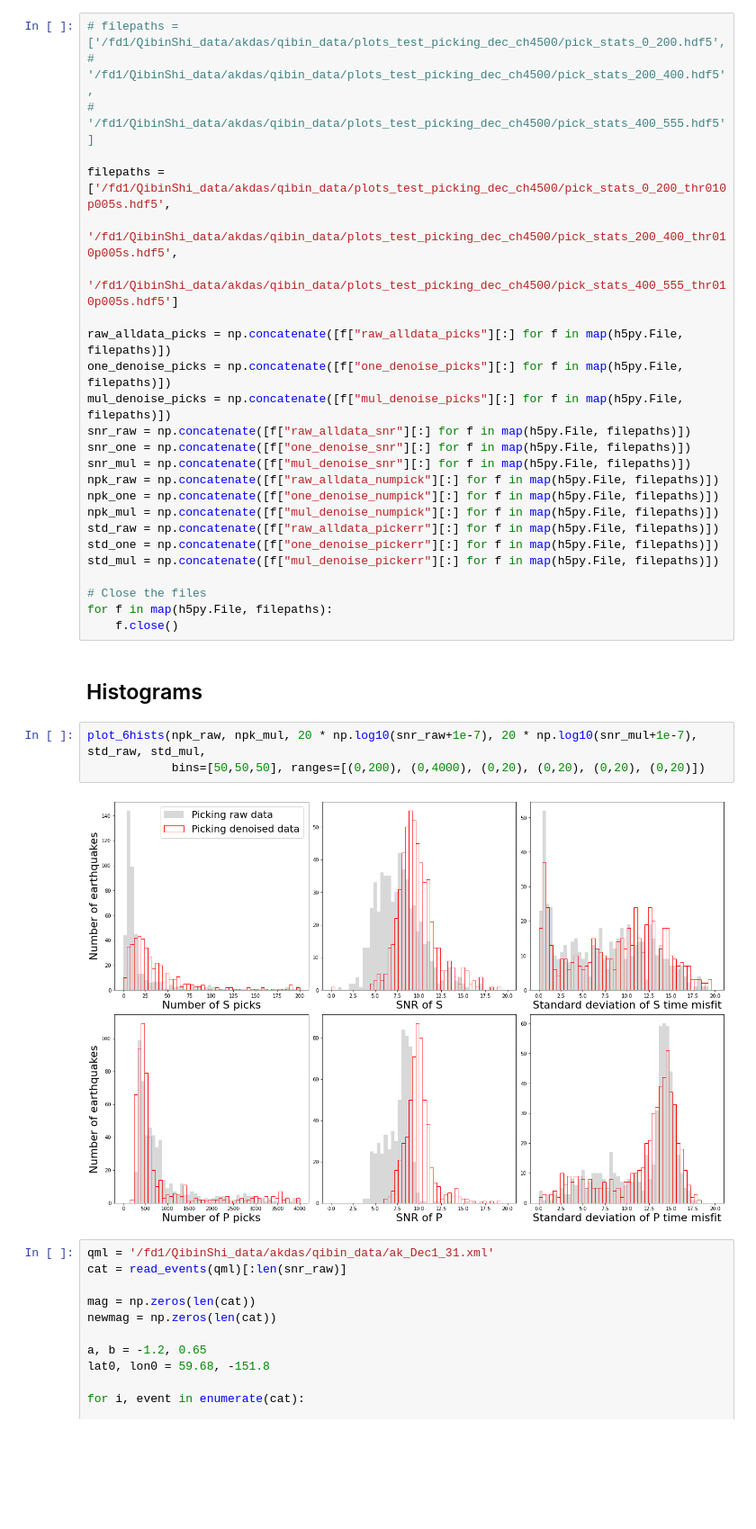
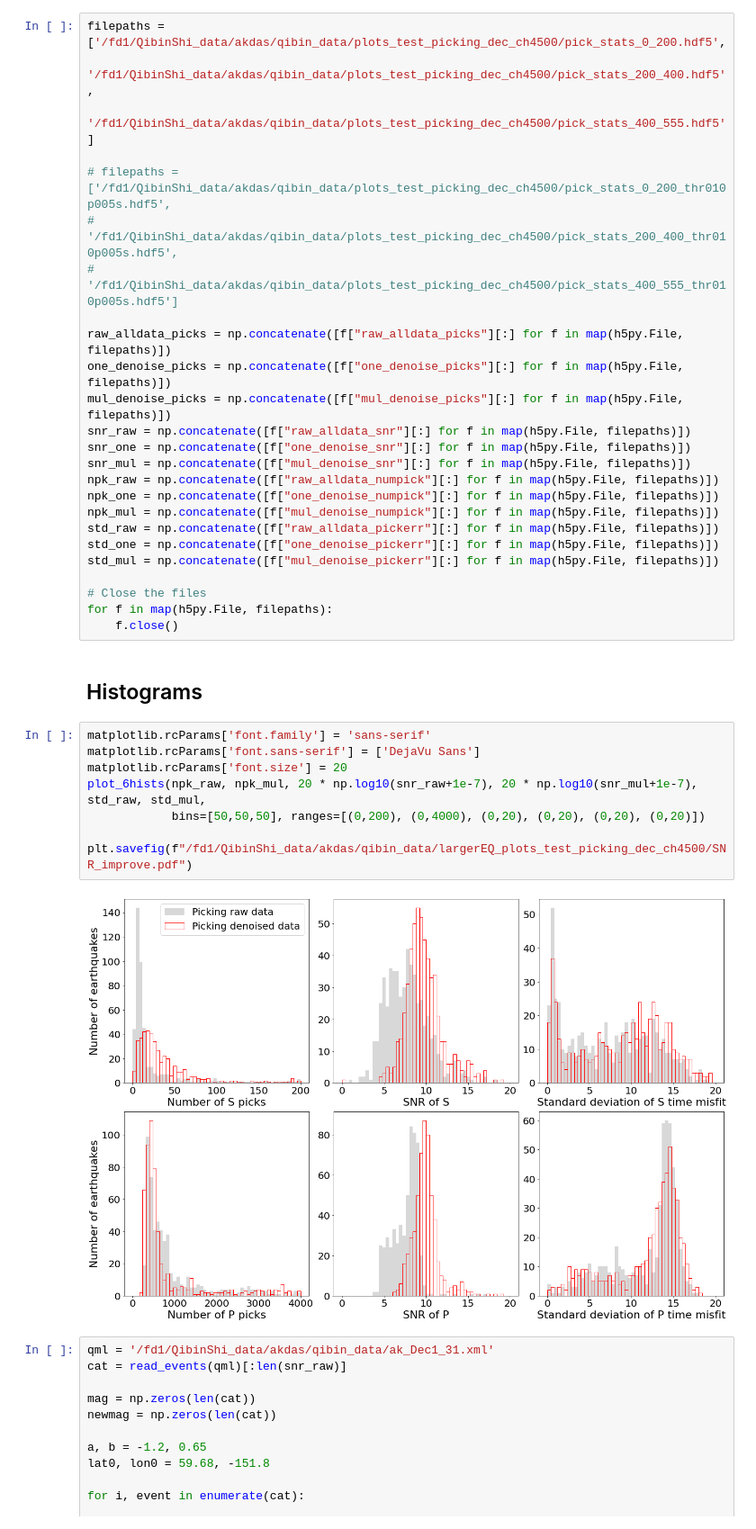
Before and after one commit to Denolle-Lab/Shi_etal_2023_denoiseDAS, a Jupyter notebook: examples/paper2_phase_pick_stats.ipynb, the cells around one changed output. Shown: that part at 90% size. Saved outputs shown, nothing was run; the diff lists cells and outputs as text; blank space fills up the shorter version.

```diff
--- a/examples/paper2_phase_pick_stats.ipynb
+++ b/examples/paper2_phase_pick_stats.ipynb
@@ -78,13 +78,13 @@ def load_data_from_hdf5(file_path):
 # %% [markdown]
 ## Read the picks and concatenate
 # %%
-# filepaths = ['/fd1/QibinShi_data/akdas/qibin_data/plots_test_picking_dec_ch4500/pick_stats_0_200.hdf5',
-#              '/fd1/QibinShi_data/akdas/qibin_data/plots_test_picking_dec_ch4500/pick_stats_200_400.hdf5',
-#              '/fd1/QibinShi_data/akdas/qibin_data/plots_test_picking_dec_ch4500/pick_stats_400_555.hdf5']
+filepaths = ['/fd1/QibinShi_data/akdas/qibin_data/plots_test_picking_dec_ch4500/pick_stats_0_200.hdf5',
+             '/fd1/QibinShi_data/akdas/qibin_data/plots_test_picking_dec_ch4500/pick_stats_200_400.hdf5',
+             '/fd1/QibinShi_data/akdas/qibin_data/plots_test_picking_dec_ch4500/pick_stats_400_555.hdf5']
 
-filepaths = ['/fd1/QibinShi_data/akdas/qibin_data/plots_test_picking_dec_ch4500/pick_stats_0_200_thr010p005s.hdf5',
-             '/fd1/QibinShi_data/akdas/qibin_data/plots_test_picking_dec_ch4500/pick_stats_200_400_thr010p005s.hdf5',
-             '/fd1/QibinShi_data/akdas/qibin_data/plots_test_picking_dec_ch4500/pick_stats_400_555_thr010p005s.hdf5']
+# filepaths = ['/fd1/QibinShi_data/akdas/qibin_data/plots_test_picking_dec_ch4500/pick_stats_0_200_thr010p005s.hdf5',
+#              '/fd1/QibinShi_data/akdas/qibin_data/plots_test_picking_dec_ch4500/pick_stats_200_400_thr010p005s.hdf5',
+#              '/fd1/QibinShi_data/akdas/qibin_data/plots_test_picking_dec_ch4500/pick_stats_400_555_thr010p005s.hdf5']
 
 raw_alldata_picks = np.concatenate([f["raw_alldata_picks"][:] for f in map(h5py.File, filepaths)])
 one_denoise_picks = np.concatenate([f["one_denoise_picks"][:] for f in map(h5py.File, filepaths)])
@@ -105,10 +105,15 @@ for f in map(h5py.File, filepaths):
 # %% [markdown]
 ## Histograms
 # %%
+matplotlib.rcParams['font.family'] = 'sans-serif'
+matplotlib.rcParams['font.sans-serif'] = ['DejaVu Sans']
+matplotlib.rcParams['font.size'] = 20
 plot_6hists(npk_raw, npk_mul, 20 * np.log10(snr_raw+1e-7), 20 * np.log10(snr_mul+1e-7), std_raw, std_mul,
             bins=[50,50,50], ranges=[(0,200), (0,4000), (0,20), (0,20), (0,20), (0,20)])
+
+plt.savefig(f"/fd1/QibinShi_data/akdas/qibin_data/largerEQ_plots_test_picking_dec_ch4500/SNR_improve.pdf")
 # %% [output]
-[figure, old version]
+[figure, new version]
 # %%
 qml = '/fd1/QibinShi_data/akdas/qibin_data/ak_Dec1_31.xml'
 cat = read_events(qml)[:len(snr_raw)]
```
Also changed, not shown: 1 other file.
